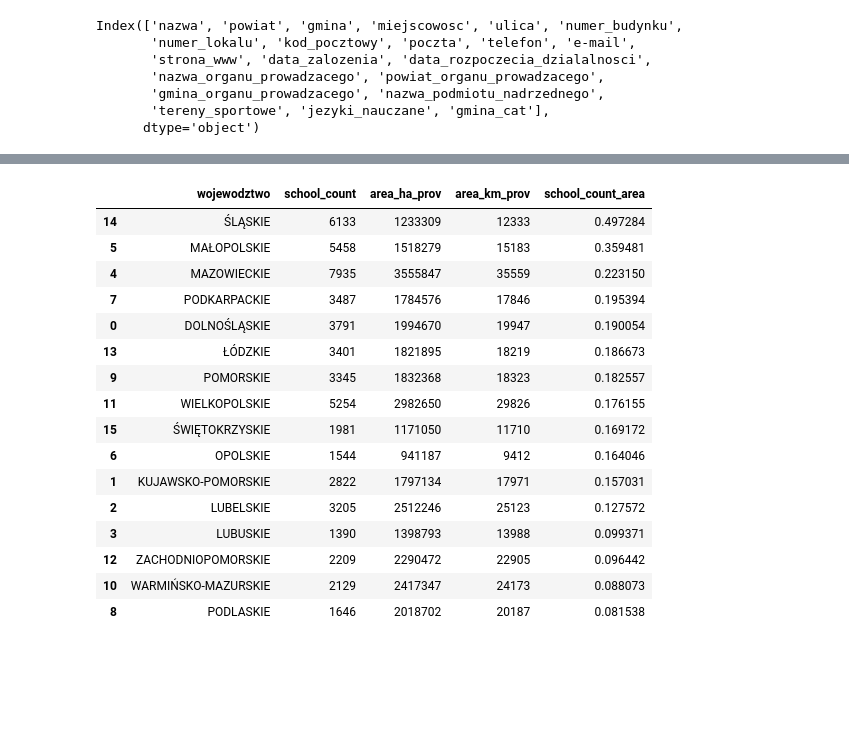
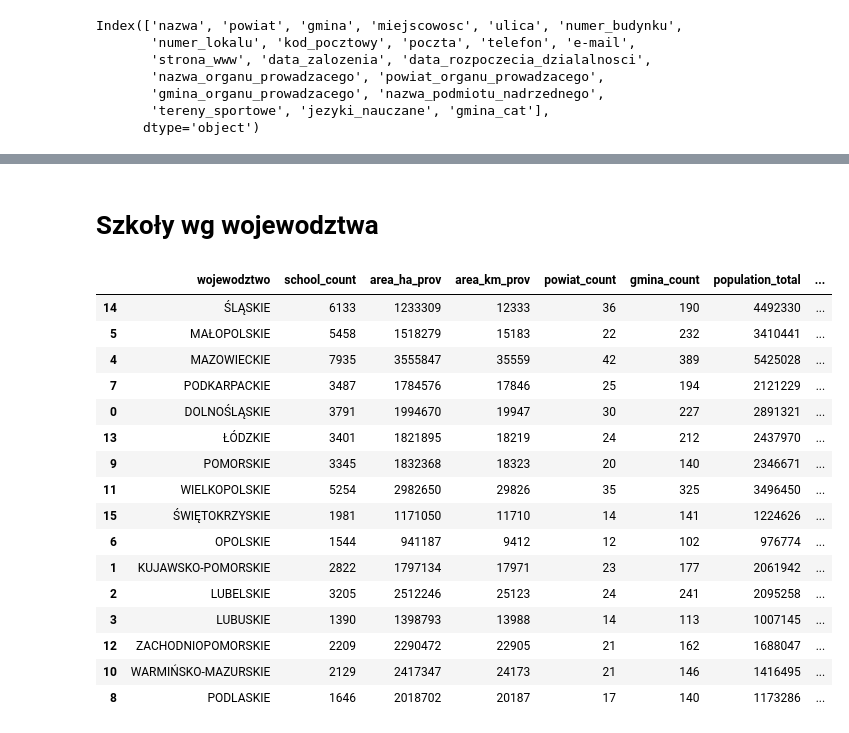
Before and after one commit to DataWorkshop-Foundation/way-to-school, a Jupyter notebook: notebooks/EDA.ipynb, the cells around one changed output, grey strips where cells are left out. Saved outputs shown, nothing was run; the diff lists cells and outputs as text; code cells hidden in the pictures; blank space fills up the shorter version.

```diff
--- a/notebooks/EDA.ipynb
+++ b/notebooks/EDA.ipynb
@@ -361,0 +514,6 @@ Index(['nazwa', 'powiat', 'gmina', 'miejscowosc', 'ulica', 'numer_budynku',
+# %%
+df['gmina_typ'] = df['gmina_typ'].map(lambda x: 'gmina wiejska' if 'Szczecińska' in x else x)
+# %%
+df['gmina_typ'] = df['gmina_typ'].map(lambda x: 'miasto' if 'delegatura' in x else x)
+df['gmina_typ'] = df['gmina_typ'].map(lambda x: 'miasto' if 'dzielnica' in x else x)
+df['gmina_typ'] = df['gmina_typ'].map(lambda x: 'gmina wiejska' if 'obszar wiejski' in x else x)
@@ -362,8 +632,14 @@ Index(['nazwa', 'powiat', 'gmina', 'miejscowosc', 'ulica', 'numer_budynku',
+# %% [markdown]
+# Szkoły wg wojewodztwa
 # %%
+
 df_agg_prov = (
     df.groupby(["wojewodztwo"])
     .agg(
-        school_count=("numer_rspo", "count"), area_ha_prov=("area_ha_prov", "max"), area_km_prov=("area_km_prov", "max")
+
+        school_count=("numer_rspo", lambda x: len(set(x))), area_ha_prov=("area_ha_prov", "max"), area_km_prov=("area_km_prov", "max"),
+        powiat_count=("powiat", lambda x: len(set(x))), gmina_count=("gmina",lambda x: len(set(x))),
+        population_total=("population_total_prov", "max"),population_per_km = ("population_per_1km_prov",'max')
     )
     .reset_index()
 )
@@ -372,20 +646,24 @@ df_agg_prov["school_count_area"] = df_agg_prov["school_count"] / df_agg_prov["ar
-# %%
-df_agg_prov.sort_values(by="school_count_area", ascending=False)
-# %% [output]
-|  | wojewodztwo | school_count | area_ha_prov | area_km_prov | school_count_area |
-| 14 | ŚLĄSKIE | 6133 | 1233309 | 12333 | 0.497284 |
-| 5 | MAŁOPOLSKIE | 5458 | 1518279 | 15183 | 0.359481 |
-| 4 | MAZOWIECKIE | 7935 | 3555847 | 35559 | 0.223150 |
-| 7 | PODKARPACKIE | 3487 | 1784576 | 17846 | 0.195394 |
-| 0 | DOLNOŚLĄSKIE | 3791 | 1994670 | 19947 | 0.190054 |
-| 13 | ŁÓDZKIE | 3401 | 1821895 | 18219 | 0.186673 |
-| 9 | POMORSKIE | 3345 | 1832368 | 18323 | 0.182557 |
-| 11 | WIELKOPOLSKIE | 5254 | 2982650 | 29826 | 0.176155 |
-| 15 | ŚWIĘTOKRZYSKIE | 1981 | 1171050 | 11710 | 0.169172 |
-| 6 | OPOLSKIE | 1544 | 941187 | 9412 | 0.164046 |
-| 1 | KUJAWSKO-POMORSKIE | 2822 | 1797134 | 17971 | 0.157031 |
-| 2 | LUBELSKIE | 3205 | 2512246 | 25123 | 0.127572 |
-| 3 | LUBUSKIE | 1390 | 1398793 | 13988 | 0.099371 |
-| 12 | ZACHODNIOPOMORSKIE | 2209 | 2290472 | 22905 | 0.096442 |
-| 10 | WARMIŃSKO-MAZURSKIE | 2129 | 2417347 | 24173 | 0.088073 |
-| 8 | PODLASKIE | 1646 | 2018702 | 20187 | 0.081538 |
+# %%
+df_agg_prov["school_count_km"] = df_agg_prov["school_count"] / df_agg_prov["area_km_prov"]
+df_agg_prov["school_km_population_km"] = df_agg_prov["school_count_km"] / df_agg_prov["population_per_km"]
+
+
+df_agg_prov.sort_values(by="school_count_km", ascending=False)
+# %% [output]
+|  | wojewodztwo | school_count | area_ha_prov | area_km_prov | powiat_count | gmina_count | population_total | ... |
+| 14 | ŚLĄSKIE | 6133 | 1233309 | 12333 | 36 | 190 | 4492330 | ... |
+| 5 | MAŁOPOLSKIE | 5458 | 1518279 | 15183 | 22 | 232 | 3410441 | ... |
+| 4 | MAZOWIECKIE | 7935 | 3555847 | 35559 | 42 | 389 | 5425028 | ... |
+| 7 | PODKARPACKIE | 3487 | 1784576 | 17846 | 25 | 194 | 2121229 | ... |
+| 0 | DOLNOŚLĄSKIE | 3791 | 1994670 | 19947 | 30 | 227 | 2891321 | ... |
+| 13 | ŁÓDZKIE | 3401 | 1821895 | 18219 | 24 | 212 | 2437970 | ... |
+| 9 | POMORSKIE | 3345 | 1832368 | 18323 | 20 | 140 | 2346671 | ... |
+| 11 | WIELKOPOLSKIE | 5254 | 2982650 | 29826 | 35 | 325 | 3496450 | ... |
+| 15 | ŚWIĘTOKRZYSKIE | 1981 | 1171050 | 11710 | 14 | 141 | 1224626 | ... |
+| 6 | OPOLSKIE | 1544 | 941187 | 9412 | 12 | 102 | 976774 | ... |
+| 1 | KUJAWSKO-POMORSKIE | 2822 | 1797134 | 17971 | 23 | 177 | 2061942 | ... |
+| 2 | LUBELSKIE | 3205 | 2512246 | 25123 | 24 | 241 | 2095258 | ... |
+| 3 | LUBUSKIE | 1390 | 1398793 | 13988 | 14 | 113 | 1007145 | ... |
+| 12 | ZACHODNIOPOMORSKIE | 2209 | 2290472 | 22905 | 21 | 162 | 1688047 | ... |
+| 10 | WARMIŃSKO-MAZURSKIE | 2129 | 2417347 | 24173 | 21 | 146 | 1416495 | ... |
+| 8 | PODLASKIE | 1646 | 2018702 | 20187 | 17 | 140 | 1173286 | ... |
```
Also changed, not shown: parts of 82 cells of this notebook.
